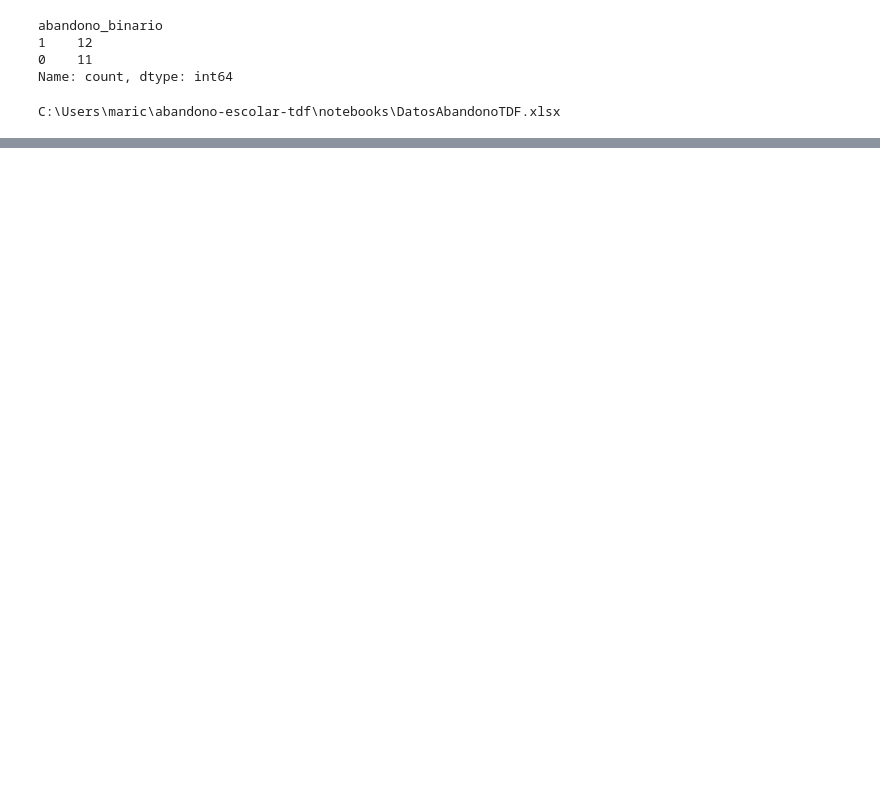
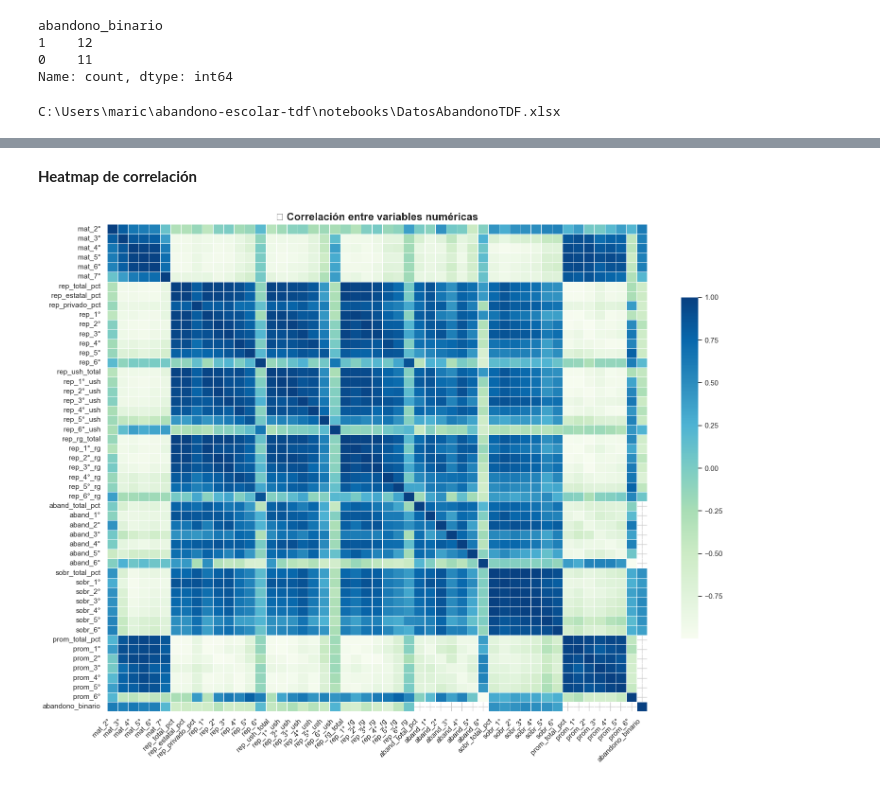
Before and after one commit to maricelrausch/Abandono-escolar-TDF, a Jupyter notebook: notebooks/AbandonoEscolaar.ipynb, the cells around one changed output, grey strips where cells are left out. Saved outputs shown, nothing was run; the diff lists cells and outputs as text; code cells hidden in the pictures; blank space fills up the shorter version.

```diff
--- a/notebooks/AbandonoEscolaar.ipynb
+++ b/notebooks/AbandonoEscolaar.ipynb
@@ -1207,0 +1442,24 @@ C:\Users\maric\abandono-escolar-tdf\notebooks\DatosAbandonoTDF.xlsx
+# %% [markdown]
+**Heatmap de correlación**
+# %%
+import warnings
+warnings.filterwarnings("ignore")
+plt.figure(figsize=(16, 12))  # Aumentamos el tamaño
+
+sns.heatmap(
+    df_merged.corr(numeric_only=True),
+    cmap="GnBu",
+    center=0,
+    annot=False,  # podés poner True si querés los valores numéricos
+    linewidths=0.6,
+    linecolor='white',
+    cbar_kws={"shrink": 0.7}
+)
+
+plt.title("🔗 Correlación entre variables numéricas", fontsize=16, fontweight='bold')
+plt.xticks(rotation=45, ha='right')
+plt.yticks(rotation=0)
+plt.tight_layout()
+plt.show()
+# %% [output]
+[figure, added]
```
Also changed, not shown: parts of 87 cells of this notebook, 6 other files.
